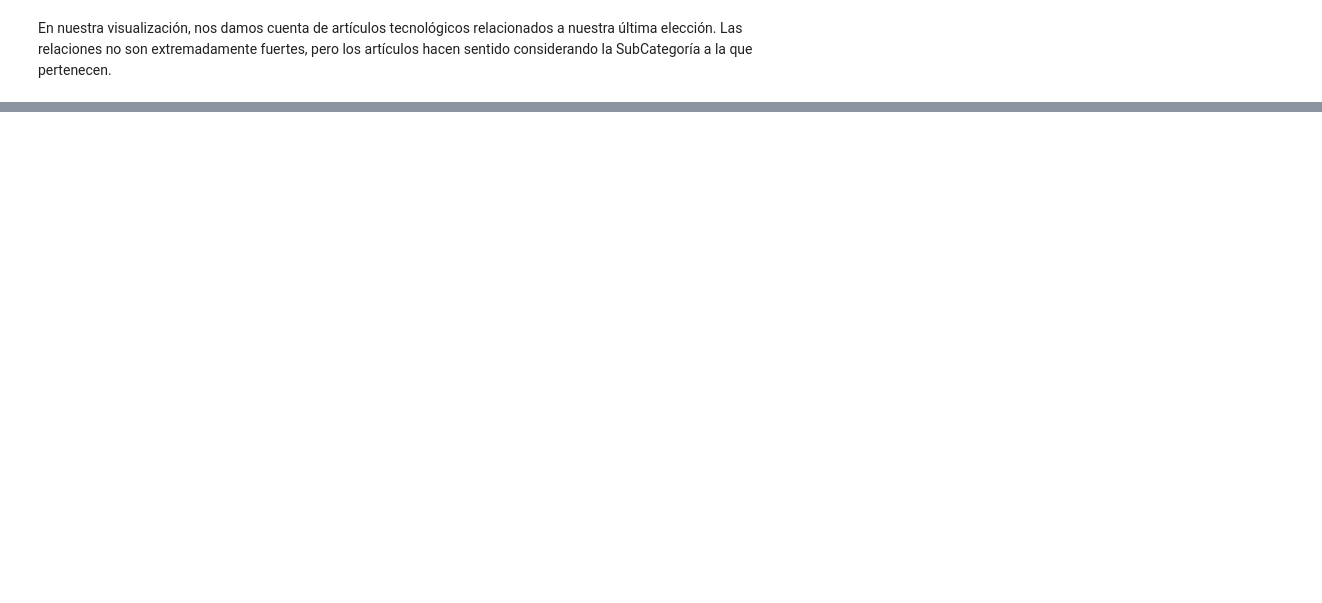
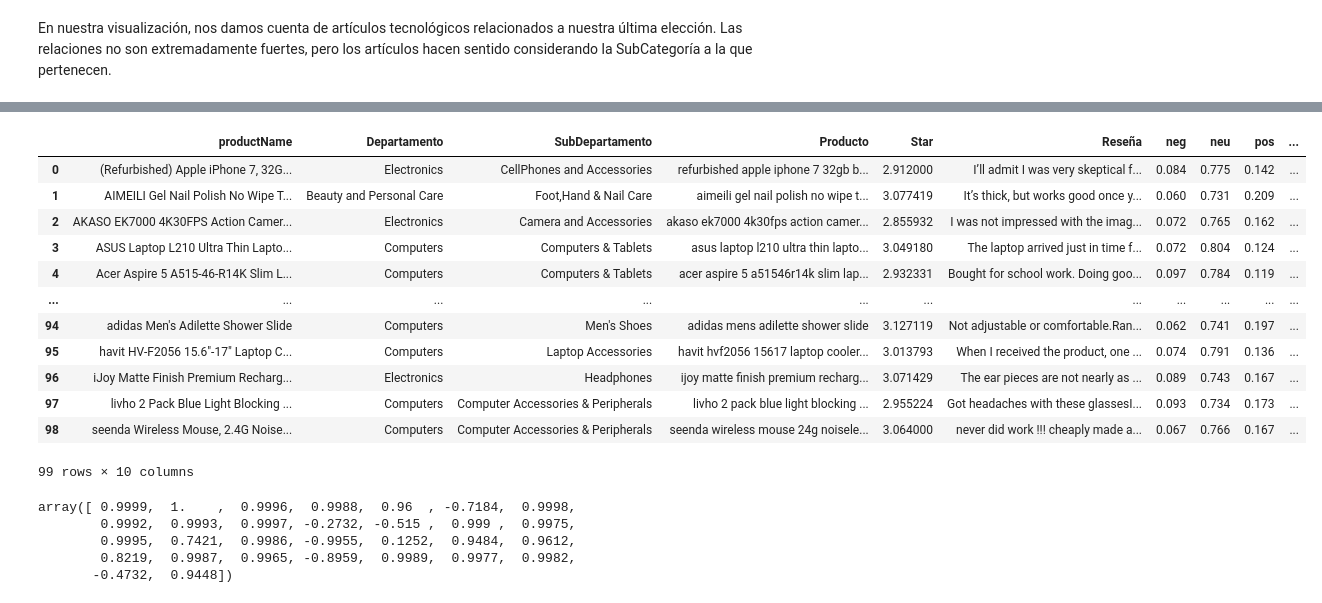
Before and after one commit to ngcarvajall/NLP_SisRecomendacion, a Jupyter notebook: modulo09-leccion06-nlp-LAB.ipynb, the cells around one changed output, grey strips where cells are left out. Cells and saved outputs as stored; diff of their text form; code cells hidden in the pictures; blank space fills up the shorter version.

```diff
--- a/modulo09-leccion06-nlp-LAB.ipynb
+++ b/modulo09-leccion06-nlp-LAB.ipynb
@@ -515,0 +533,2 @@ En nuestra visualización, nos damos cuenta de artículos tecnológicos relacion
+# %%
+sentimiento = nlp.AnalisisSentimientos(df_agrupado, columna_texto='Reseña') # invoco mi clase
@@ -515,0 +543,24 @@ En nuestra visualización, nos damos cuenta de artículos tecnológicos relacion
+# %%
+sentimiento.dataframe
+# %% [output]
+|  | productName | Departamento | SubDepartamento | Producto | Star | Reseña | neg | neu | pos | ... |
+| 0 | (Refurbished) Apple iPhone 7, 32G... | Electronics | CellPhones and Accessories | refurbished apple iphone 7 32gb b... | 2.912000 | I’ll admit I was very skeptical f... | 0.084 | 0.775 | 0.142 | ... |
+| 1 | AIMEILI Gel Nail Polish No Wipe T... | Beauty and Personal Care | Foot,Hand & Nail Care | aimeili gel nail polish no wipe t... | 3.077419 | It’s thick, but works good once y... | 0.060 | 0.731 | 0.209 | ... |
+| 2 | AKASO EK7000 4K30FPS Action Camer... | Electronics | Camera and Accessories | akaso ek7000 4k30fps action camer... | 2.855932 | I was not impressed with the imag... | 0.072 | 0.765 | 0.162 | ... |
+| 3 | ASUS Laptop L210 Ultra Thin Lapto... | Computers | Computers & Tablets | asus laptop l210 ultra thin lapto... | 3.049180 | The laptop arrived just in time f... | 0.072 | 0.804 | 0.124 | ... |
+| 4 | Acer Aspire 5 A515-46-R14K Slim L... | Computers | Computers & Tablets | acer aspire 5 a51546r14k slim lap... | 2.932331 | Bought for school work. Doing goo... | 0.097 | 0.784 | 0.119 | ... |
+| ... | ... | ... | ... | ... | ... | ... | ... | ... | ... | ... |
+| 94 | adidas Men's Adilette Shower Slide | Computers | Men's Shoes | adidas mens adilette shower slide | 3.127119 | Not adjustable or comfortable.Ran... | 0.062 | 0.741 | 0.197 | ... |
+| 95 | havit HV-F2056 15.6"-17" Laptop C... | Computers | Laptop Accessories | havit hvf2056 15617 laptop cooler... | 3.013793 | When I received the product, one ... | 0.074 | 0.791 | 0.136 | ... |
+| 96 | iJoy Matte Finish Premium Recharg... | Electronics | Headphones | ijoy matte finish premium recharg... | 3.071429 | The ear pieces are not nearly as ... | 0.089 | 0.743 | 0.167 | ... |
+| 97 | livho 2 Pack Blue Light Blocking ... | Computers | Computer Accessories & Peripherals | livho 2 pack blue light blocking ... | 2.955224 | Got headaches with these glassesI... | 0.093 | 0.734 | 0.173 | ... |
+| 98 | seenda Wireless Mouse, 2.4G Noise... | Computers | Computer Accessories & Peripherals | seenda wireless mouse 24g noisele... | 3.064000 | never did work !!! cheaply made a... | 0.067 | 0.766 | 0.167 | ... |
+99 rows × 10 columns
+# %%
+sentimiento.dataframe['compound'].unique()
+# %% [output]
+array([ 0.9999,  1.    ,  0.9996,  0.9988,  0.96  , -0.7184,  0.9998,
+        0.9992,  0.9993,  0.9997, -0.2732, -0.515 ,  0.999 ,  0.9975,
+        0.9995,  0.7421,  0.9986, -0.9955,  0.1252,  0.9484,  0.9612,
+        0.8219,  0.9987,  0.9965, -0.8959,  0.9989,  0.9977,  0.9982,
+       -0.4732,  0.9448])
```
Also changed, not shown: parts of 42 cells of this notebook, 2 other files.
